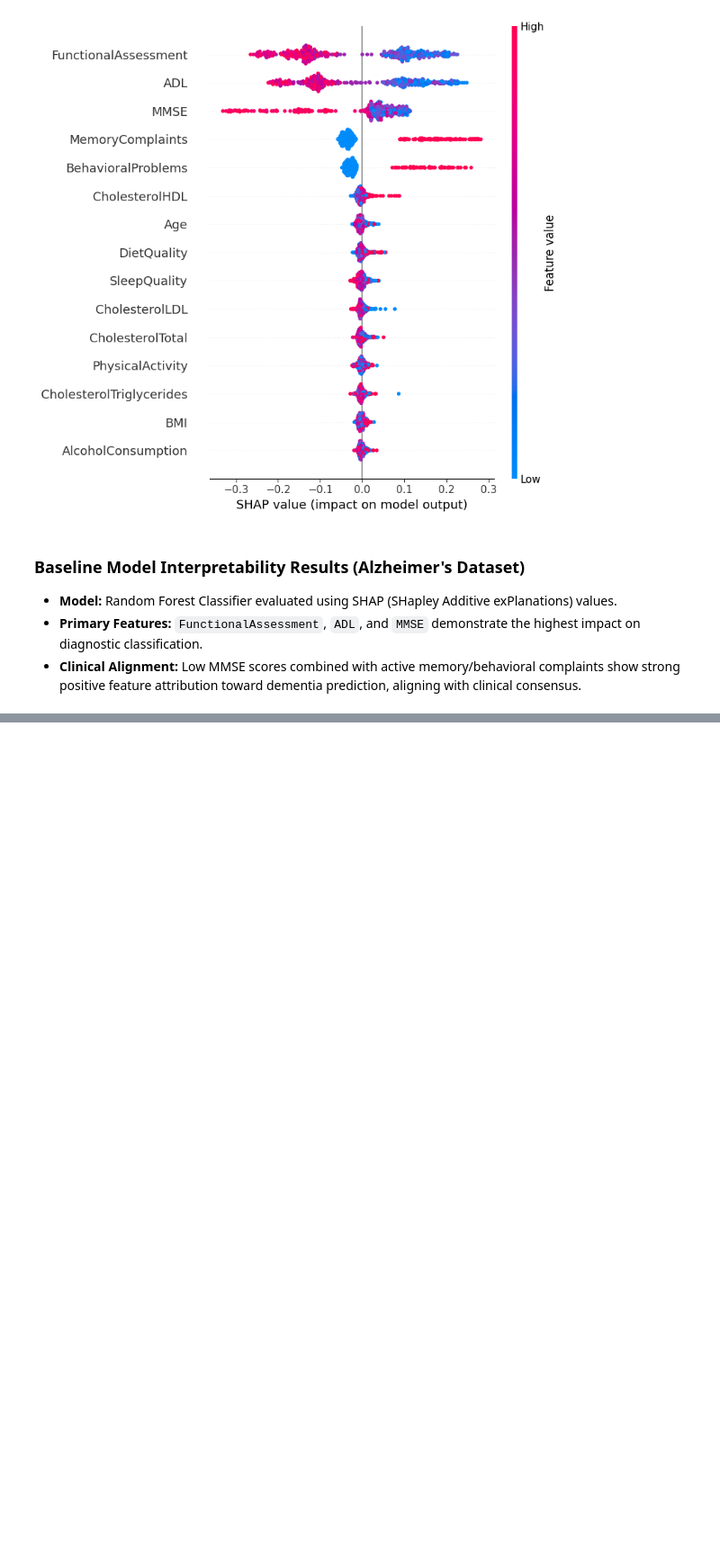
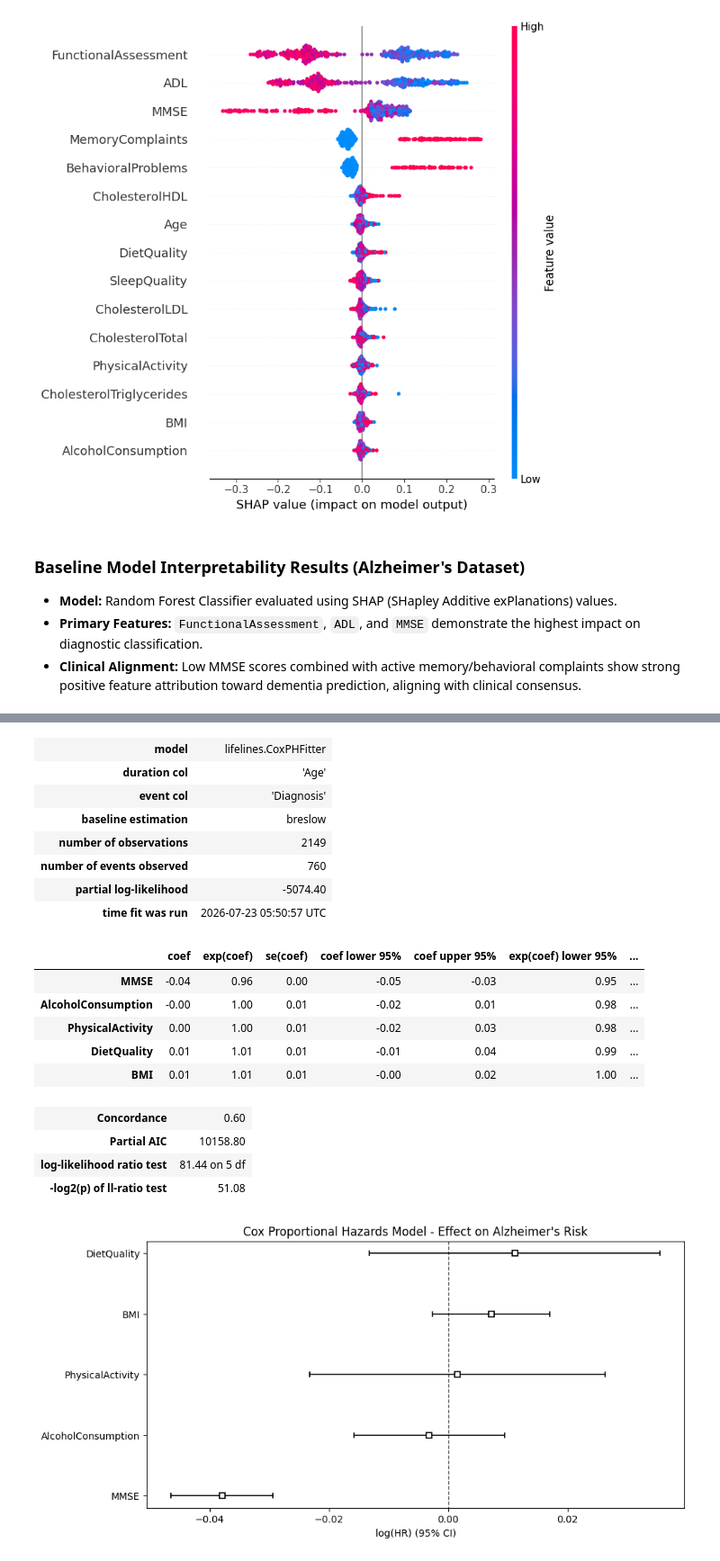
Before and after one commit to saradindu-chaudhuri/SC, a Jupyter notebook: CHeBA_Interpretable_ML_Alzheimers.ipynb, the cells around one changed output, grey strips where cells are left out. Shown at 90% size. Cells and saved outputs as stored; diff of their text form; code cells hidden in the pictures; blank space fills up the shorter version.

```diff
--- a/CHeBA_Interpretable_ML_Alzheimers.ipynb
+++ b/CHeBA_Interpretable_ML_Alzheimers.ipynb
@@ -103,0 +152,39 @@ WARNING:shap:Background dataset has 1719 samples but max_samples=100. Subsamplin
+# %%
+from lifelines import CoxPHFitter
+
+# 1. Select a subset of relevant features for survival modeling
+cols_to_use = ['Age', 'Diagnosis', 'MMSE', 'AlcoholConsumption', 'PhysicalActivity', 'DietQuality', 'BMI']
+df_cox = df[cols_to_use]
+
+# 2. Fit Cox Proportional Hazards Model
+cph = CoxPHFitter()
+cph.fit(df_cox, duration_col='Age', event_col='Diagnosis')
+
+# 3. Print Summary Table (Hazard Ratios & p-values)
+cph.print_summary()
+
+# 4. Plot Feature Hazard Ratios
+plt.figure(figsize=(10, 5))
+cph.plot()
+plt.title('Cox Proportional Hazards Model - Effect on Alzheimer\'s Risk')
+plt.show()
+# %% [output]
+| model | lifelines.CoxPHFitter |
+| duration col | 'Age' |
+| event col | 'Diagnosis' |
+| baseline estimation | breslow |
+| number of observations | 2149 |
+| number of events observed | 760 |
+| partial log-likelihood | -5074.40 |
+| time fit was run | 2026-07-23 05:50:57 UTC |
+|  | coef | exp(coef) | se(coef) | coef lower 95% | coef upper 95% | exp(coef) lower 95% | ... |
+| MMSE | -0.04 | 0.96 | 0.00 | -0.05 | -0.03 | 0.95 | ... |
+| AlcoholConsumption | -0.00 | 1.00 | 0.01 | -0.02 | 0.01 | 0.98 | ... |
+| PhysicalActivity | 0.00 | 1.00 | 0.01 | -0.02 | 0.03 | 0.98 | ... |
+| DietQuality | 0.01 | 1.01 | 0.01 | -0.01 | 0.04 | 0.99 | ... |
+| BMI | 0.01 | 1.01 | 0.01 | -0.00 | 0.02 | 1.00 | ... |
+| Concordance | 0.60 |
+| Partial AIC | 10158.80 |
+| log-likelihood ratio test | 81.44 on 5 df |
+| -log2(p) of ll-ratio test | 51.08 |
+[figure, added]
```
Also changed, not shown: parts of 3 cells of this notebook.
